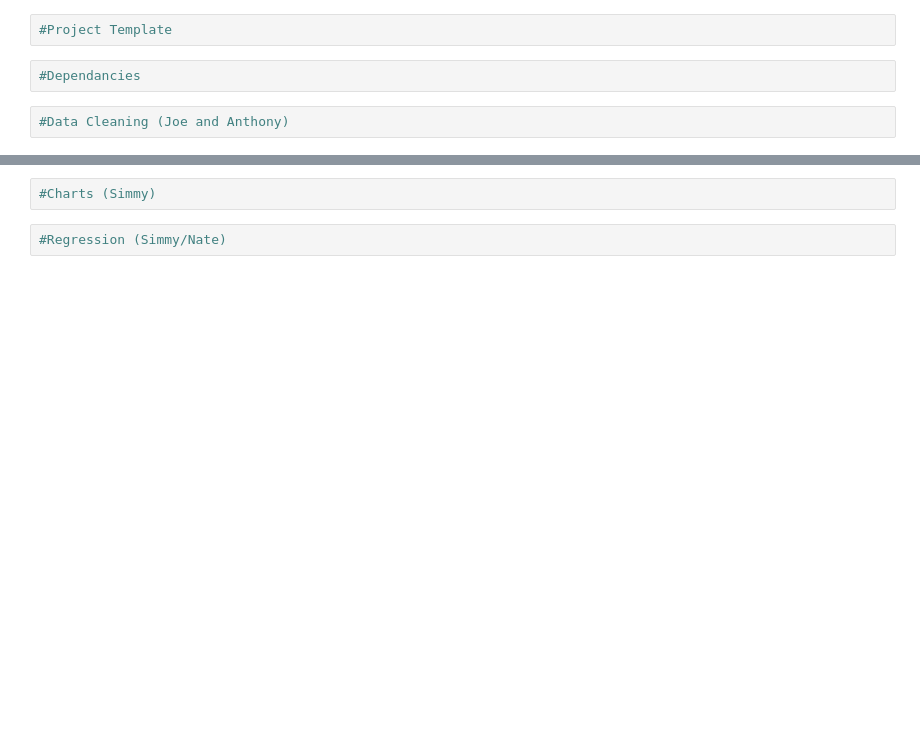
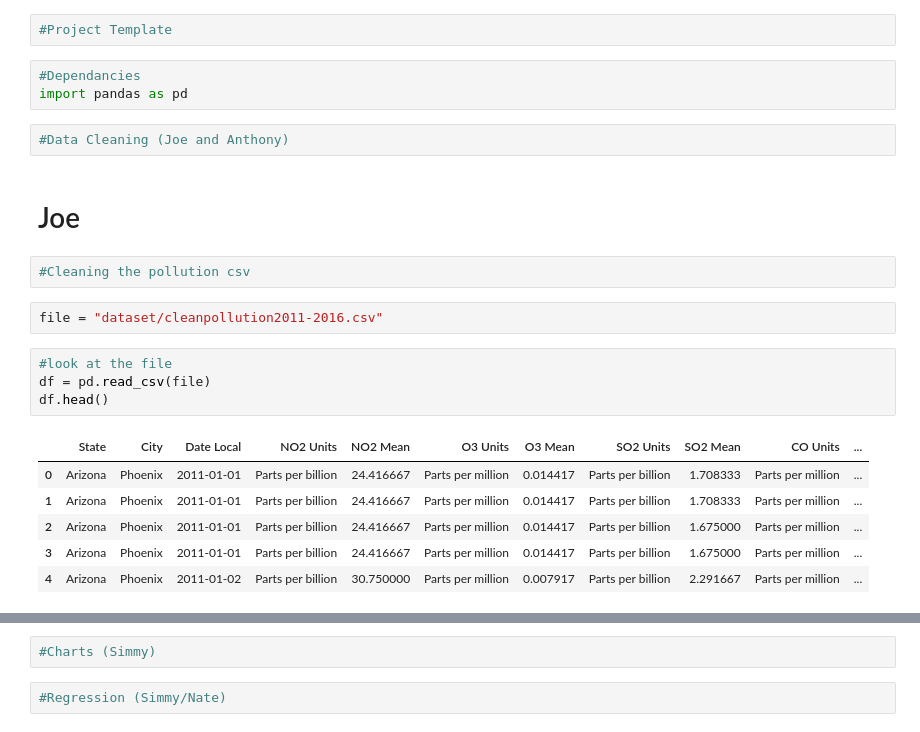
Before and after one commit to jpraasch/GroupProject1, a Jupyter notebook: Data_Analysis.ipynb, the cells around one changed output, grey strips where cells are left out. Saved outputs shown, nothing was run; the diff lists cells and outputs as text; blank space fills up the shorter version.

```diff
--- a/Data_Analysis.ipynb
+++ b/Data_Analysis.ipynb
@@ -2,5 +2,23 @@
 #Project Template
 # %%
 #Dependancies
+import pandas as pd
 # %%
 #Data Cleaning (Joe and Anthony)
+# %% [markdown]
+# Joe
+# %%
+#Cleaning the pollution csv
+# %%
+file = "dataset/cleanpollution2011-2016.csv"
+# %%
+#look at the file
+df = pd.read_csv(file)
+df.head()
+# %% [output]
+|  | State | City | Date Local | NO2 Units | NO2 Mean | O3 Units | O3 Mean | SO2 Units | SO2 Mean | CO Units | ... |
+| 0 | Arizona | Phoenix | 2011-01-01 | Parts per billion | 24.416667 | Parts per million | 0.014417 | Parts per billion | 1.708333 | Parts per million | ... |
+| 1 | Arizona | Phoenix | 2011-01-01 | Parts per billion | 24.416667 | Parts per million | 0.014417 | Parts per billion | 1.708333 | Parts per million | ... |
+| 2 | Arizona | Phoenix | 2011-01-01 | Parts per billion | 24.416667 | Parts per million | 0.014417 | Parts per billion | 1.675000 | Parts per million | ... |
+| 3 | Arizona | Phoenix | 2011-01-01 | Parts per billion | 24.416667 | Parts per million | 0.014417 | Parts per billion | 1.675000 | Parts per million | ... |
+| 4 | Arizona | Phoenix | 2011-01-02 | Parts per billion | 30.750000 | Parts per million | 0.007917 | Parts per billion | 2.291667 | Parts per million | ... |
```
Also changed, not shown: parts of 8 cells of this notebook, 3 other files.
